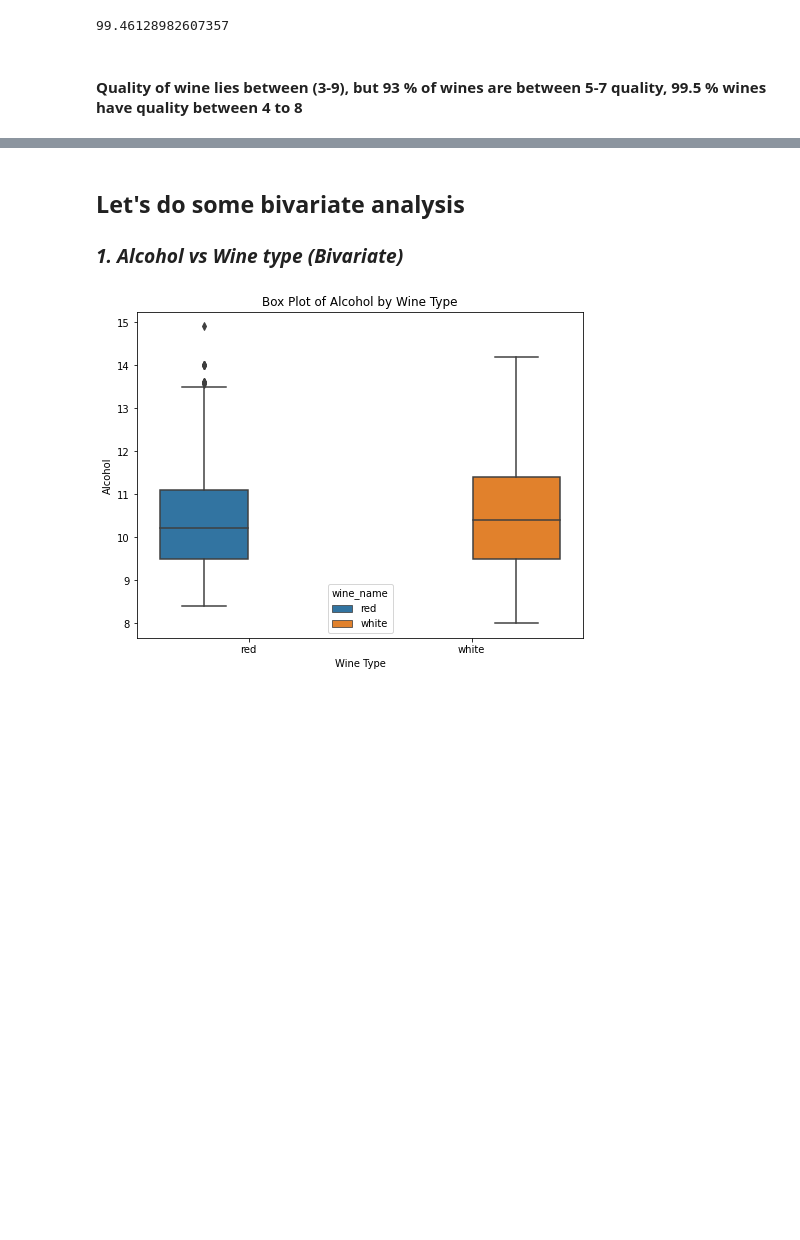
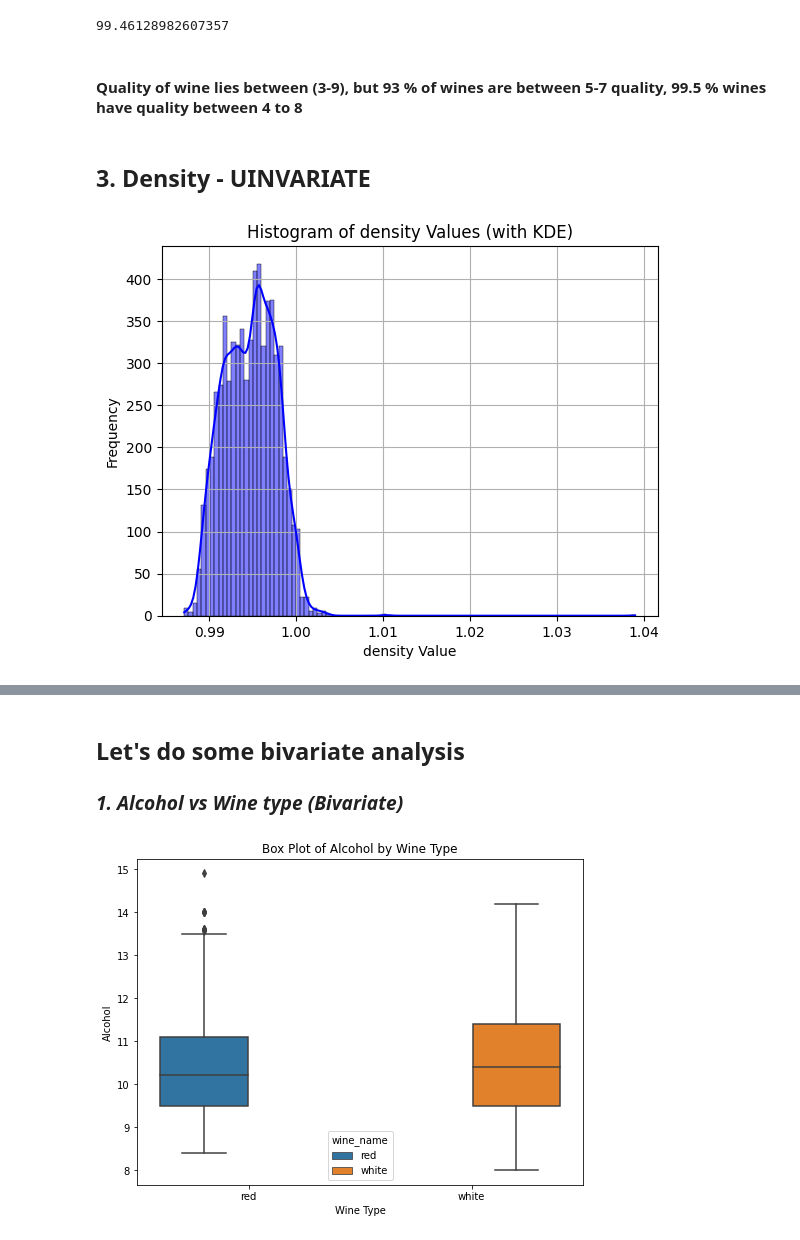
Before and after one commit to dmml-heriot-watt/group-coursework-dmml_cw, a Jupyter notebook: notebooks/WineDataViz.ipynb, the cells around one changed output, grey strips where cells are left out. Cells and saved outputs as stored; diff of their text form; code cells hidden in the pictures; blank space fills up the shorter version.

```diff
--- a/notebooks/WineDataViz.ipynb
+++ b/notebooks/WineDataViz.ipynb
@@ -221,3 +222,14 @@ len(df[ (df['quality']>=4) & (df['quality']<=8) ]) / len(df) * 100
 99.46128982607357
 # %% [markdown]
 #### Quality of wine lies between (3-9), but 93 % of wines are between 5-7 quality, 99.5 % wines have quality between 4 to 8
+# %% [markdown]
+## 3. Density - UINVARIATE
+# %%
+sns.histplot(df['density'], bins='auto', kde=True, color='blue')
+plt.xlabel('density Value')
+plt.ylabel('Frequency')
+plt.title('Histogram of density Values (with KDE)')
+plt.grid(True)
+plt.show()
+# %% [output]
+[figure, added]
```
Also changed, not shown: parts of 23 cells of this notebook, 6 other files.
